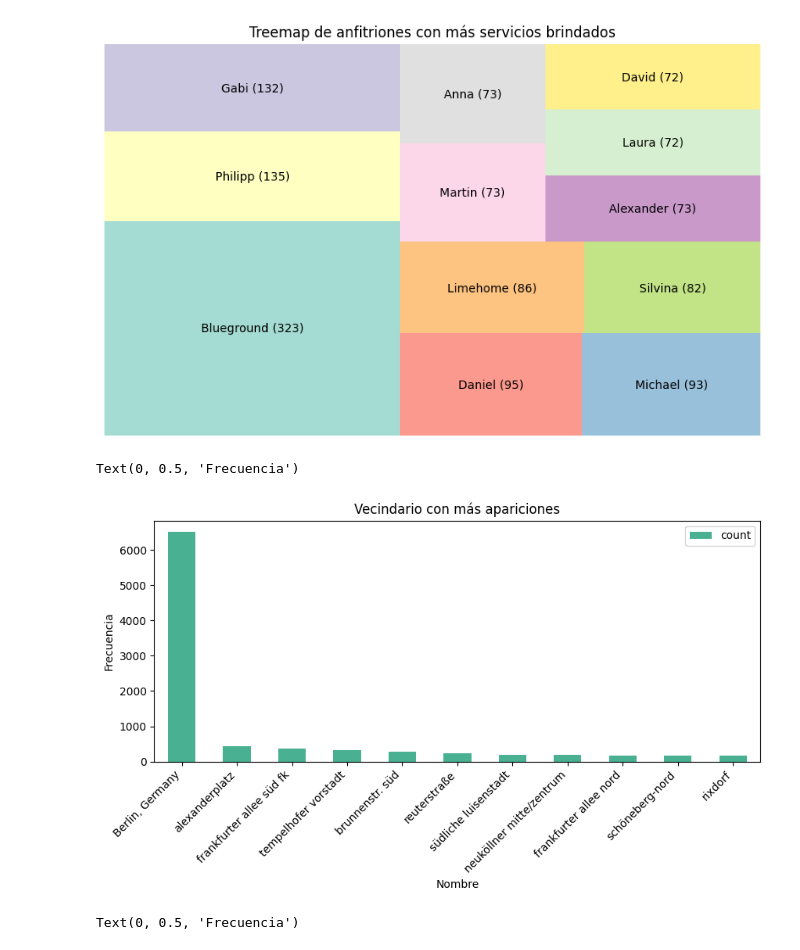
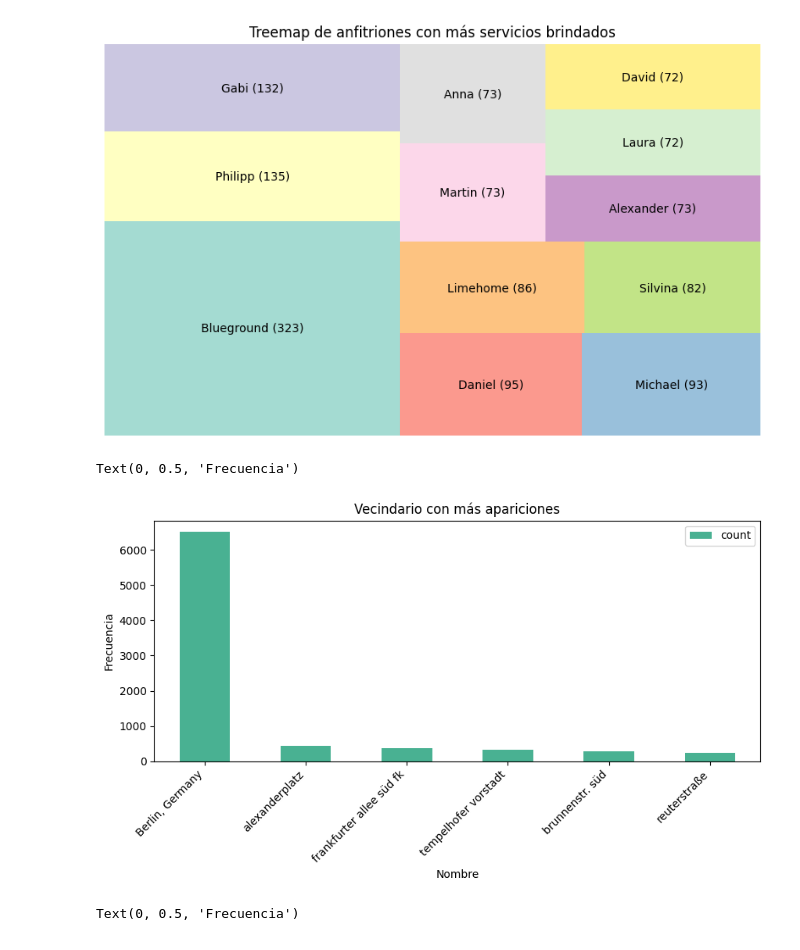
Before and after one commit to Raydays55/Actividad-5, a Jupyter notebook: Act5.ipynb, the cells around one changed output. Saved outputs shown, nothing was run; the diff lists cells and outputs as text; code cells hidden in the pictures.

```diff
--- a/Act5.ipynb
+++ b/Act5.ipynb
@@ -212,25 +212,25 @@ plt.show()
 # %%
 # 8. Análisis univariado 'neighbourhood'
 Tabla_freq_neighbourhood = df_extrac['neighbourhood'].value_counts().reset_index()
 Tabla_freq_neighbourhood
 
 # Filtro de valores más relevantes de la variable categórica
-Filtro_host_neighbourhood = Tabla_freq_neighbourhood[Tabla_freq_neighbourhood['count'] > 164]
-Filtro_host_neighbourhood.head(10)
+Filtro_host_neighbourhood = Tabla_freq_neighbourhood[Tabla_freq_neighbourhood['count'] > 164].head(6)
+Filtro_host_neighbourhood
 
 # Ajustar el índice del DF
 Filtro_index_neighbourhood = Filtro_host_neighbourhood.set_index('neighbourhood')
 Filtro_index_neighbourhood
 
 # Realizar gráfica de barras del DF filtrado, Análisis univariado de una frecuencia
 Filtro_index_neighbourhood.plot(kind= 'bar', figsize= (10,4), alpha = 0.8, colormap = 'Dark2')
 plt.title('Vecindario con más apariciones')
 plt.xticks(rotation=45, ha='right')
 plt.xlabel('Nombre')
 plt.ylabel('Frecuencia')
 # %% [output]
 Text(0, 0.5, 'Frecuencia')
-[figure, old version]
+[figure, new version]
 # %%
 # 9. Análisis univariado 'neighbourhood_group_cleansed'
 Tabla_freq_cleansed = df_extrac['neighbourhood_group_cleansed'].value_counts().reset_index()
```
Also changed, not shown: parts of 4 cells of this notebook.
